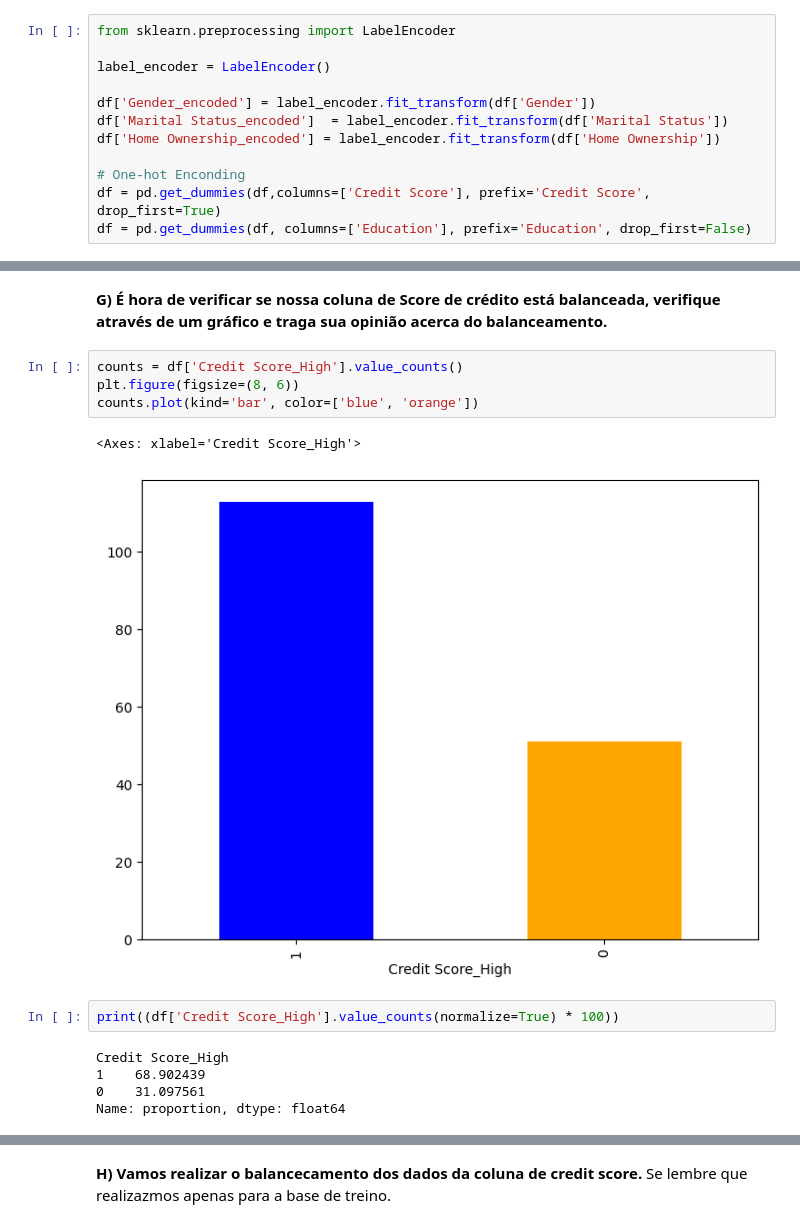
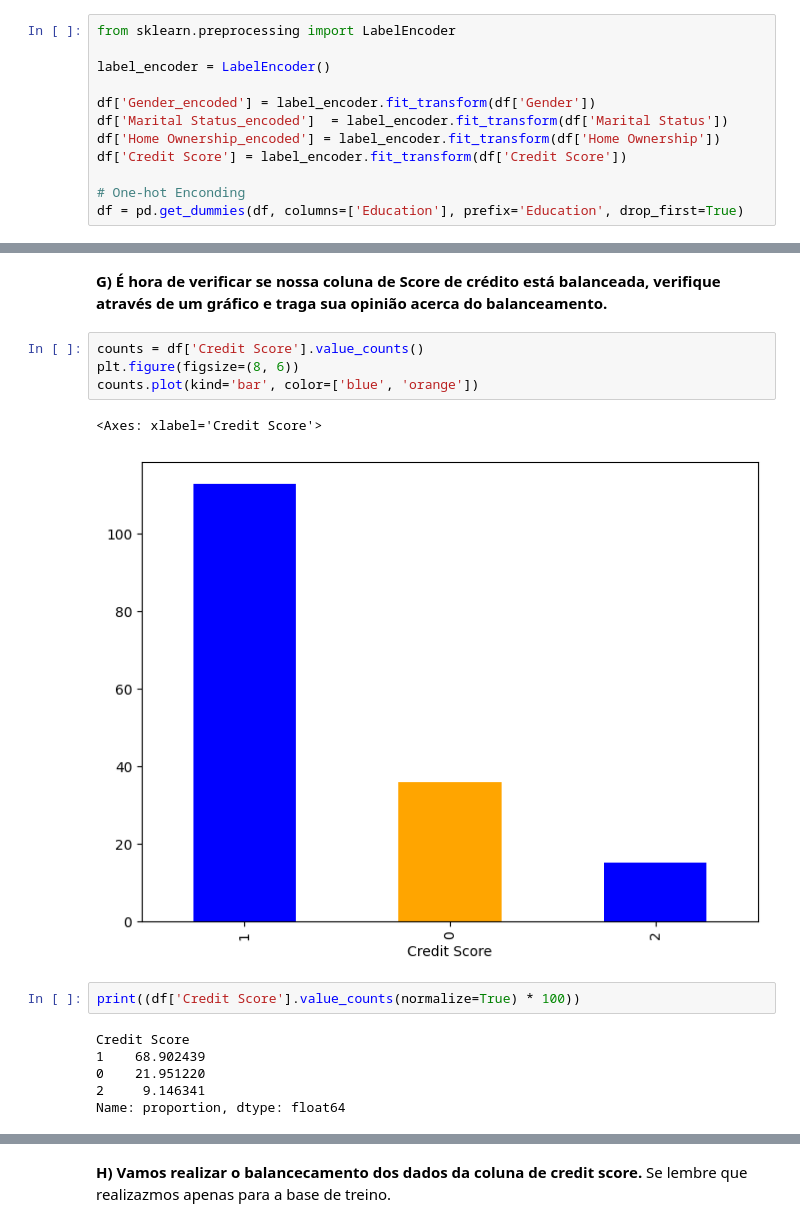
Before and after one commit to TierryW/Ciencia_de_Dados, a Jupyter notebook: Pre_Modelagem_3/Profissao Cientista de Dados M17 Projeto.ipynb, the cells around one changed output, grey strips where cells are left out. Drawn from its saved outputs; the diff is of its cells as text.

```diff
--- a/Pre_Modelagem_3/Profissao Cientista de Dados M17 Projeto.ipynb
+++ b/Pre_Modelagem_3/Profissao Cientista de Dados M17 Projeto.ipynb
@@ -427,7 +427,7 @@ label_encoder = LabelEncoder()
 df['Gender_encoded'] = label_encoder.fit_transform(df['Gender'])
 df['Marital Status_encoded']  = label_encoder.fit_transform(df['Marital Status'])
 df['Home Ownership_encoded'] = label_encoder.fit_transform(df['Home Ownership'])
+df['Credit Score'] = label_encoder.fit_transform(df['Credit Score'])
 
 # One-hot Enconding
-df = pd.get_dummies(df,columns=['Credit Score'], prefix='Credit Score', drop_first=True)
-df = pd.get_dummies(df, columns=['Education'], prefix='Education', drop_first=False)
+df = pd.get_dummies(df, columns=['Education'], prefix='Education', drop_first=True)
@@ -561,16 +570,17 @@ Tamanho de y_test: (41, 2)
 # %% [markdown]
 **G) É hora de verificar se nossa coluna de Score de crédito está balanceada, verifique através de um gráfico e traga sua opinião acerca do balanceamento.**
 # %%
-counts = df['Credit Score_High'].value_counts()
+counts = df['Credit Score'].value_counts()
 plt.figure(figsize=(8, 6))
 counts.plot(kind='bar', color=['blue', 'orange'])
 # %% [output]
-<Axes: xlabel='Credit Score_High'>
+<Axes: xlabel='Credit Score'>
-[figure, old version]
+[figure, new version]
 # %%
-print((df['Credit Score_High'].value_counts(normalize=True) * 100))
+print((df['Credit Score'].value_counts(normalize=True) * 100))
 # %% [output]
-Credit Score_High
+Credit Score
 1    68.902439
-0    31.097561
+0    21.951220
+2     9.146341
 Name: proportion, dtype: float64
```
Also changed, not shown: parts of 17 cells of this notebook.
